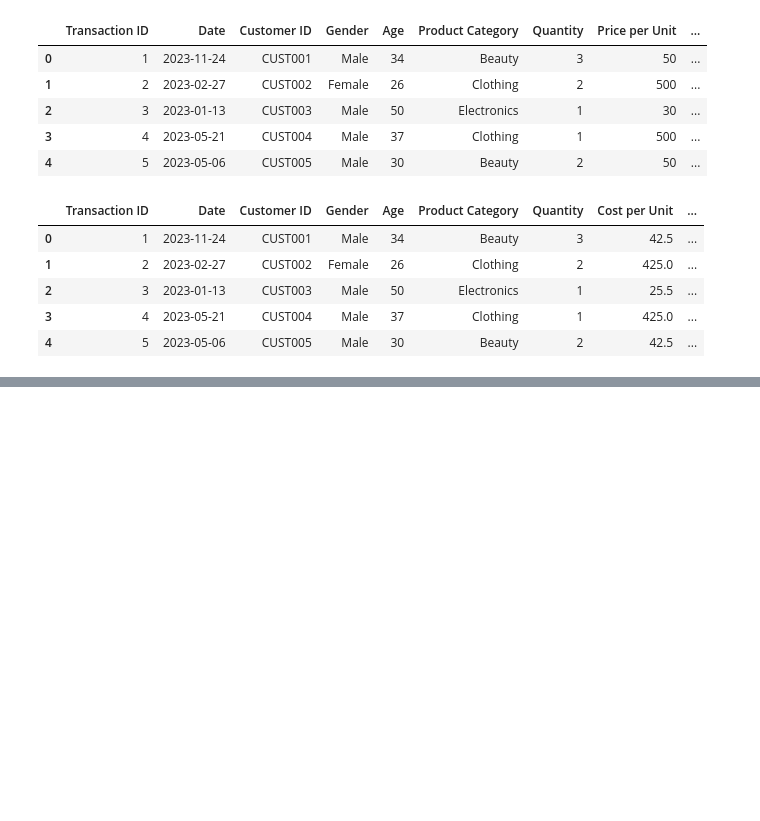
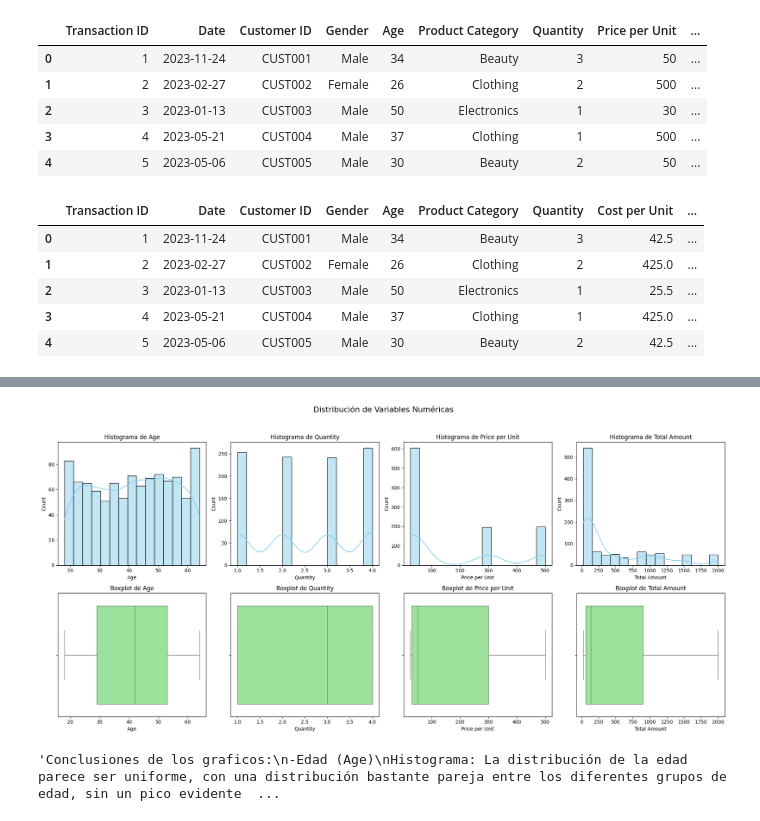
Before and after one commit to juanmagonz91/retail-sales-analysis, a Jupyter notebook: notebooks/Transformación y Análisis Avanzado de Datos.ipynb, the cells around one changed output, grey strips where cells are left out. Drawn from its saved outputs; the diff is of its cells as text; code cells hidden in the pictures; blank space fills up the shorter version.

```diff
--- a/notebooks/Transformación y Análisis Avanzado de Datos.ipynb
+++ b/notebooks/Transformación y Análisis Avanzado de Datos.ipynb
@@ -167,0 +271,45 @@ Datos agrupados por 'Product Category' y 'Gender':
+# %%
+#Utiliza histogramas y boxplots para visualizar la distribución de las variables numéricas clave.
+import matplotlib.pyplot as plt
+import seaborn as sns
+
+# Lista de las columnas numéricas a visualizar
+variables = ['Age', 'Quantity', 'Price per Unit', 'Total Amount']
+
+# Configuración general de la figura
+fig, axes = plt.subplots(nrows=2, ncols=4, figsize=(20, 10))
+fig.suptitle('Distribución de Variables Numéricas', fontsize=16)
+
+# Crear histogramas y boxplots
+for i, variable in enumerate(variables):
+    # Histograma
+    sns.histplot(df[variable], bins=15, kde=True, ax=axes[0, i], color='skyblue')
+    axes[0, i].set_title(f'Histograma de {variable}')
+
+    # Boxplot
+    sns.boxplot(x=df[variable], ax=axes[1, i], color='lightgreen')
+    axes[1, i].set_title(f'Boxplot de {variable}')
+
+plt.tight_layout(rect=[0, 0.03, 1, 0.95])  # Ajustar el layout para el título
+plt.show()
+# %% [output]
+[figure, added]
+# %%
+"""Conclusiones de los graficos:
+-Edad (Age)
+Histograma: La distribución de la edad parece ser uniforme, con una distribución bastante pareja entre los diferentes grupos de edad, sin un pico evidente en una edad específica.
+Boxplot: La distribución de edad no tiene valores atípicos visibles, y la mediana parece estar alrededor de los 40 años. Esto indica que la edad de los clientes está bien distribuida dentro de un rango estándar.
+-Cantidad (Quantity)
+Histograma: La cantidad parece estar agrupada en valores específicos (posiblemente 1, 2, 3 y 4), lo que indica que la variable Quantity es discreta. Esto sugiere que los clientes tienden a comprar un número limitado de unidades por transacción.
+Boxplot: Los valores son consistentes y no hay valores atípicos, lo que reafirma la distribución en números específicos.
+-Precio por unidad (Price per Unit)
+Histograma: Se registra un pico más alto en los precios unitarios menores a 100 y una distribución de precios alrededor de los 50, 300 y 500.-
+Boxplot: La mediana de los precios por unidad es 50.-
+-Monto total (Total Amount)
+Histograma: La mayoría de las transacciones tienen montos totales bajos, con una concentración alrededor de los 135. Conforme el monto aumenta, la frecuencia disminuye, lo que indica que las compras grandes son menos comunes.
+Boxplot: La mayoría del total de los productos vendidos, se encuentran entre los valores (60 y 900).
+Conclusión General
+La mayoría de las variables numéricas están bien distribuidas.-
+La cantidad de unidades compradas sugiere que los clientes tienden a comprar en pequeños lotes, mientras que el rango de edad amplio indica que la tienda tiene un público diverso."""
+# %% [output]
+'Conclusiones de los graficos:\n-Edad (Age)\nHistograma: La distribución de la edad parece ser uniforme, con una distribución bastante pareja entre los diferentes grupos de edad, sin un pico evidente  ...
```
Also changed, not shown: parts of 9 cells of this notebook.
